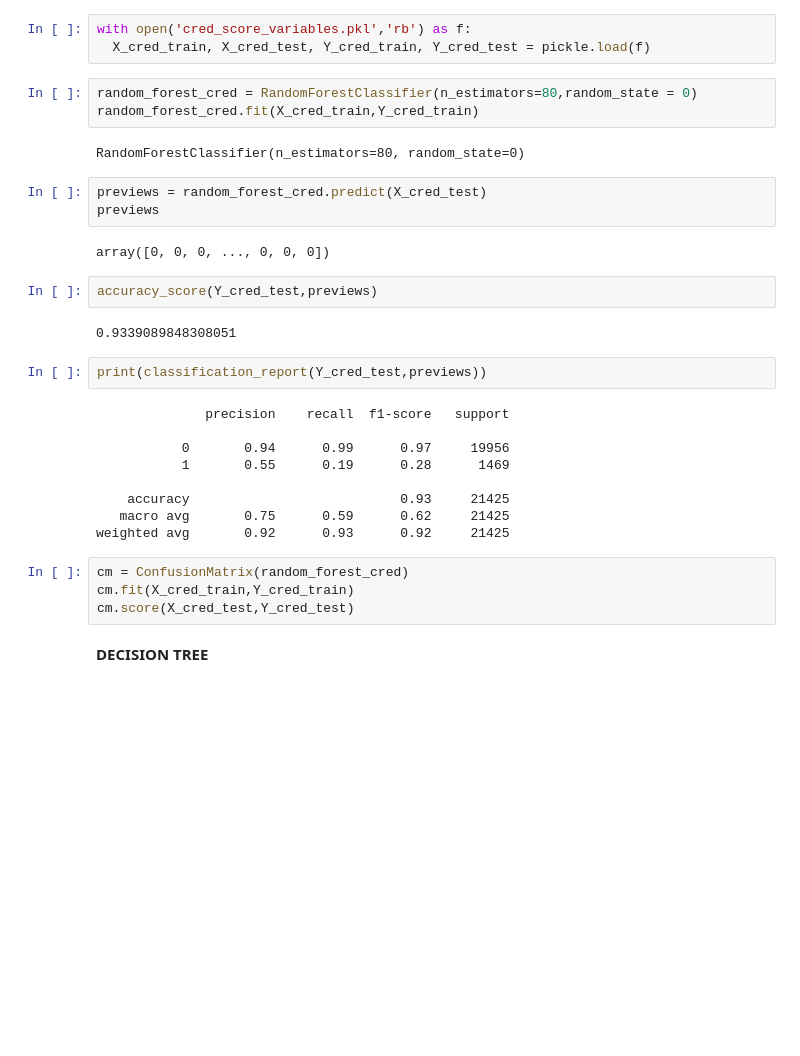
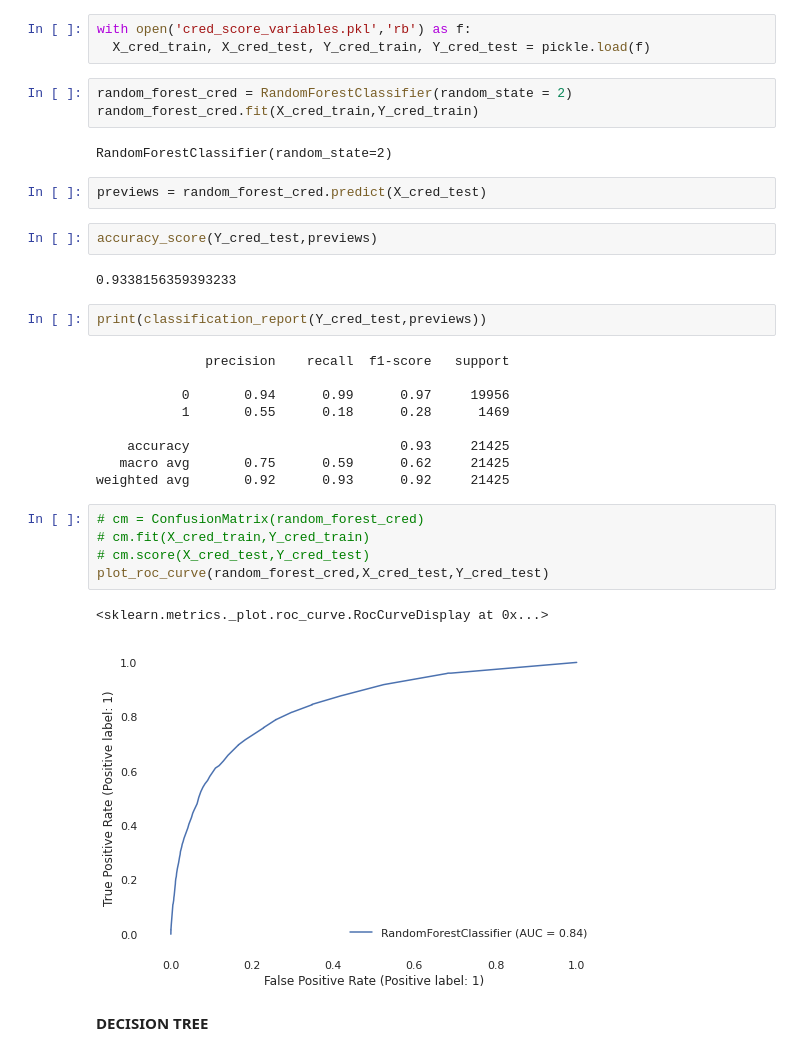
Before and after one commit to Renan-LS/Renan-LS, a Jupyter notebook: cred_score.ipynb, the cells around one changed output. Saved outputs shown, nothing was run; the diff lists cells and outputs as text; blank space fills up the shorter version.

```diff
--- a/cred_score.ipynb
+++ b/cred_score.ipynb
@@ -158,34 +158,35 @@ with open('cred_score_variables.pkl',mode = 'wb') as f:
 with open('cred_score_variables.pkl','rb') as f:
   X_cred_train, X_cred_test, Y_cred_train, Y_cred_test = pickle.load(f)
 # %%
-random_forest_cred = RandomForestClassifier(n_estimators=80,random_state = 0)
+random_forest_cred = RandomForestClassifier(random_state = 2)
 random_forest_cred.fit(X_cred_train,Y_cred_train)
 # %% [output]
-RandomForestClassifier(n_estimators=80, random_state=0)
+RandomForestClassifier(random_state=2)
 # %%
 previews = random_forest_cred.predict(X_cred_test)
-previews
-# %% [output]
-array([0, 0, 0, ..., 0, 0, 0])
 # %%
 accuracy_score(Y_cred_test,previews)
 # %% [output]
-0.9339089848308051
+0.9338156359393233
 # %%
 print(classification_report(Y_cred_test,previews))
 # %% [output]
               precision    recall  f1-score   support
 
            0       0.94      0.99      0.97     19956
-           1       0.55      0.19      0.28      1469
+           1       0.55      0.18      0.28      1469
 
     accuracy                           0.93     21425
    macro avg       0.75      0.59      0.62     21425
 weighted avg       0.92      0.93      0.92     21425
 # %%
-cm = ConfusionMatrix(random_forest_cred)
-cm.fit(X_cred_train,Y_cred_train)
-cm.score(X_cred_test,Y_cred_test)
+# cm = ConfusionMatrix(random_forest_cred)
+# cm.fit(X_cred_train,Y_cred_train)
+# cm.score(X_cred_test,Y_cred_test)
+plot_roc_curve(random_forest_cred,X_cred_test,Y_cred_test)
+# %% [output]
+<sklearn.metrics._plot.roc_curve.RocCurveDisplay at 0x...>
+[figure, added]
 # %% [markdown]
 **DECISION TREE**
 # %%
```
Also changed, not shown: parts of 11 cells of this notebook.
